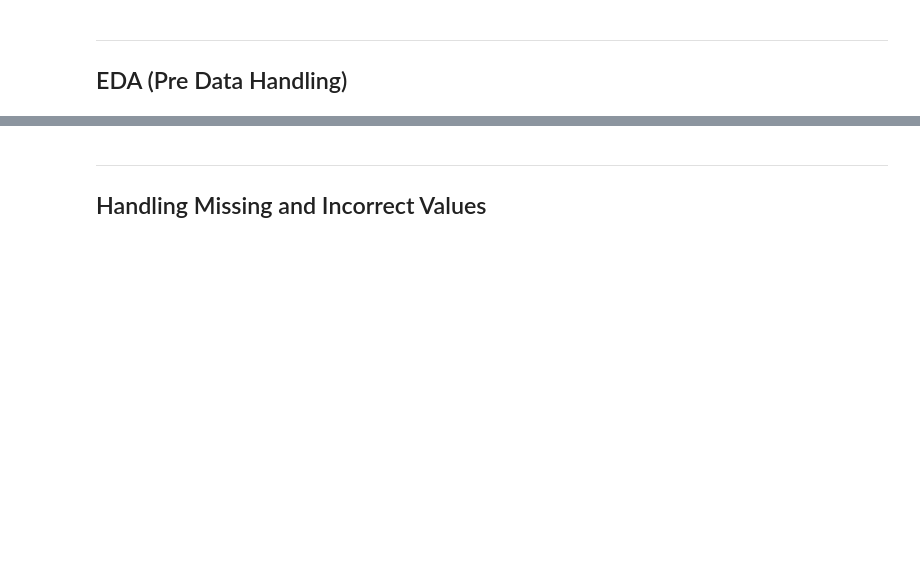
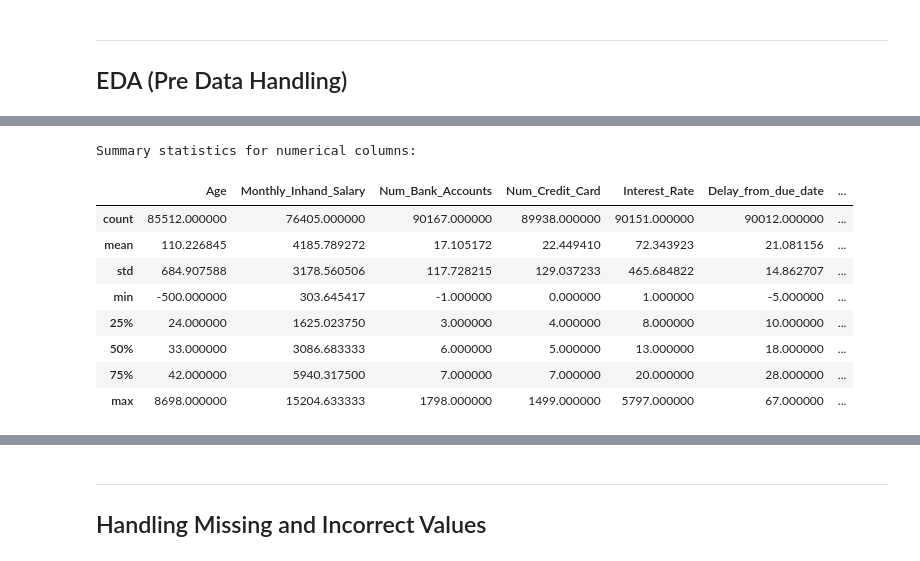
Before and after one commit to Chargent/Credit-Score-Prediction, a Jupyter notebook: main.ipynb, the cells around one changed output, grey strips where cells are left out. Cells and saved outputs as stored; diff of their text form; code cells hidden in the pictures; blank space fills up the shorter version.

```diff
--- a/main.ipynb
+++ b/main.ipynb
@@ -37,0 +98,15 @@ raw_df
+# %%
+# Summary statistics for numerical columns
+print("\nSummary statistics for numerical columns:")
+raw_df.describe()
+# %% [output]
+Summary statistics for numerical columns:
+|  | Age | Monthly_Inhand_Salary | Num_Bank_Accounts | Num_Credit_Card | Interest_Rate | Delay_from_due_date | ... |
+| count | 85512.000000 | 76405.000000 | 90167.000000 | 89938.000000 | 90151.000000 | 90012.000000 | ... |
+| mean | 110.226845 | 4185.789272 | 17.105172 | 22.449410 | 72.343923 | 21.081156 | ... |
+| std | 684.907588 | 3178.560506 | 117.728215 | 129.037233 | 465.684822 | 14.862707 | ... |
+| min | -500.000000 | 303.645417 | -1.000000 | 0.000000 | 1.000000 | -5.000000 | ... |
+| 25% | 24.000000 | 1625.023750 | 3.000000 | 4.000000 | 8.000000 | 10.000000 | ... |
+| 50% | 33.000000 | 3086.683333 | 6.000000 | 5.000000 | 13.000000 | 18.000000 | ... |
+| 75% | 42.000000 | 5940.317500 | 7.000000 | 7.000000 | 20.000000 | 28.000000 | ... |
+| max | 8698.000000 | 15204.633333 | 1798.000000 | 1499.000000 | 5797.000000 | 67.000000 | ... |
```
Also changed, not shown: parts of 17 cells of this notebook, 2 other files.
